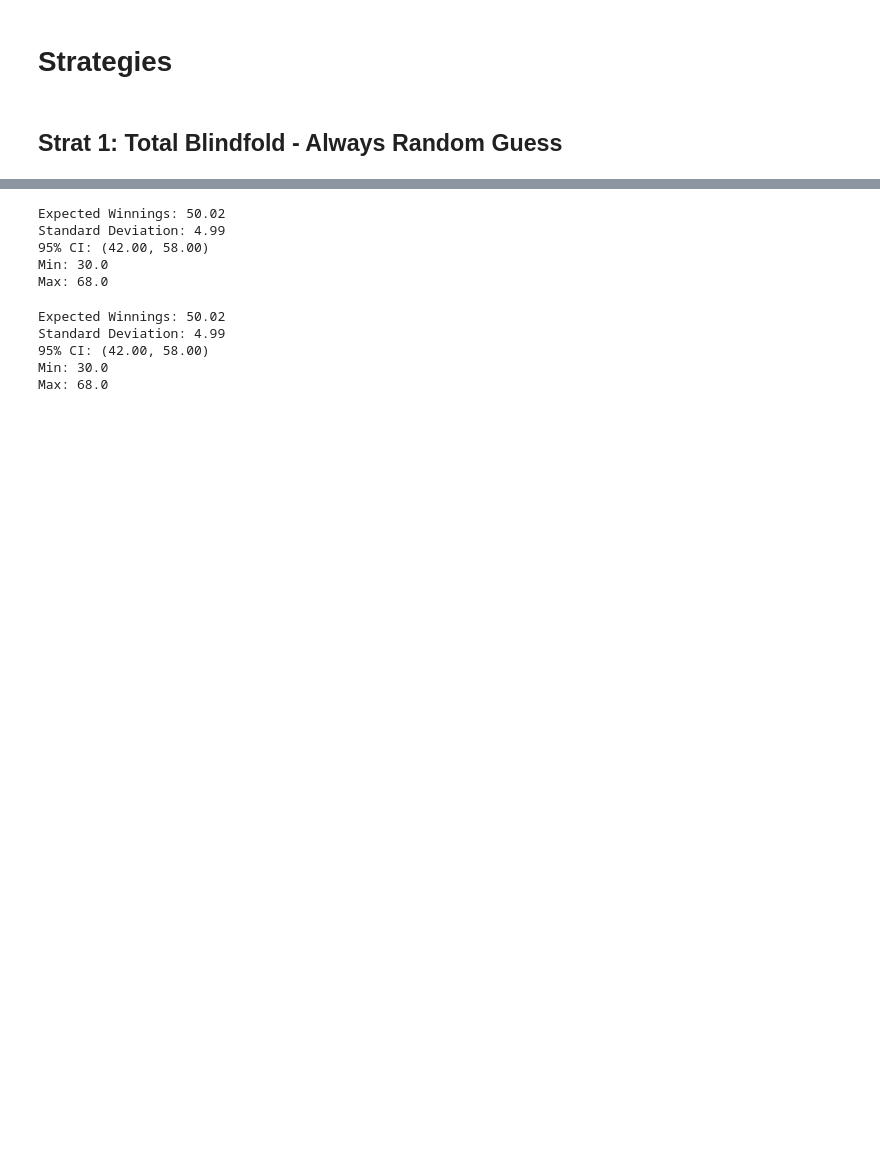
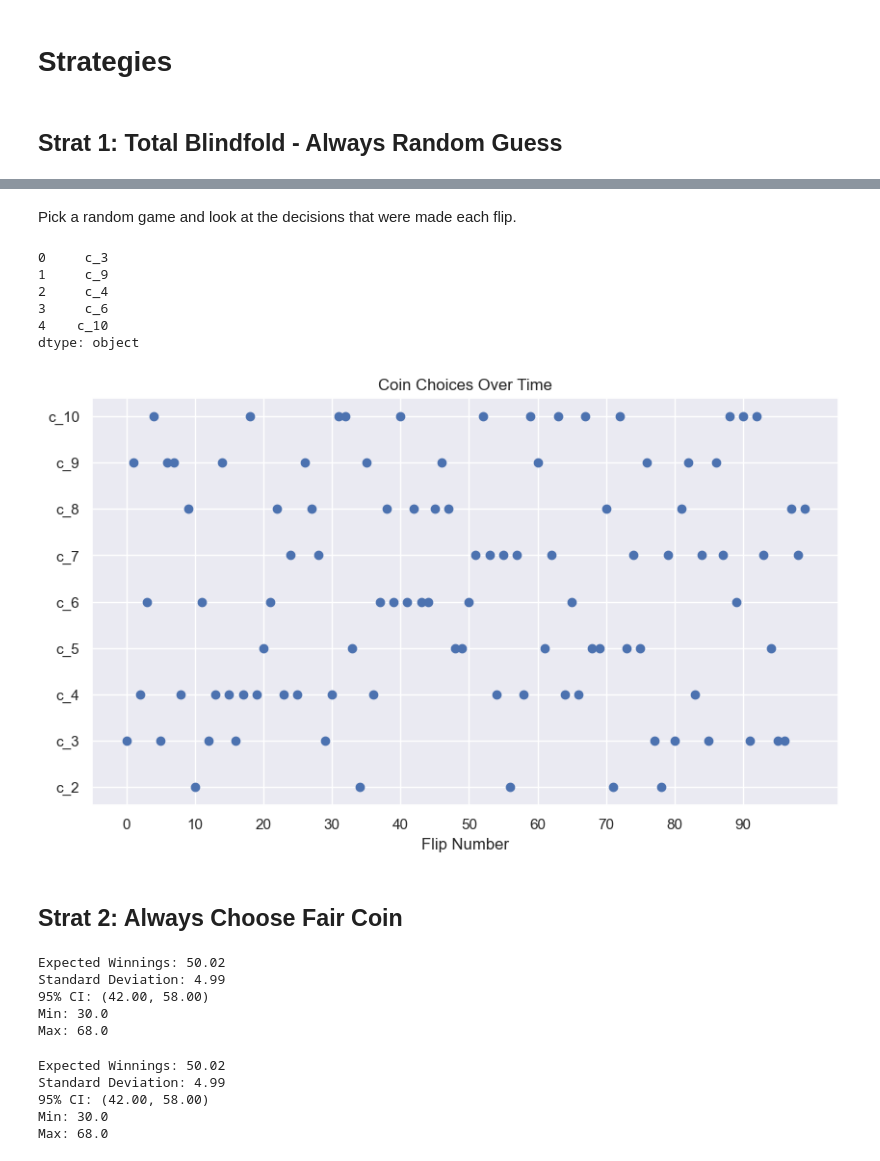
Before and after one commit to Brandt-moreThan4/JaneStreetGame, a Jupyter notebook: Jane_Street_Game_vc.ipynb, the cells around one changed output, grey strips where cells are left out. Cells and saved outputs as stored; diff of their text form; code cells hidden in the pictures; blank space fills up the shorter version.

```diff
--- a/Jane_Street_Game_vc.ipynb
+++ b/Jane_Street_Game_vc.ipynb
@@ -181,0 +220,16 @@ sum(COIN_DISTRIBUTIONS.values()) / len(COIN_DISTRIBUTIONS)
+# %% [markdown]
+Pick a random game and look at the decisions that were made each flip.
+# %%
+first_game = s1_game_data[0]
+display(first_game.chosen_coins.iloc[:5]) # Just to validate that it matches...
+first_game.plot_decisions()
+# %% [output]
+0     c_3
+1     c_9
+2     c_4
+3     c_6
+4    c_10
+dtype: object
+[figure, added]
+# %% [markdown]
+## Strat 2: Always Choose Fair Coin
```
Also changed, not shown: parts of 22 cells of this notebook.
